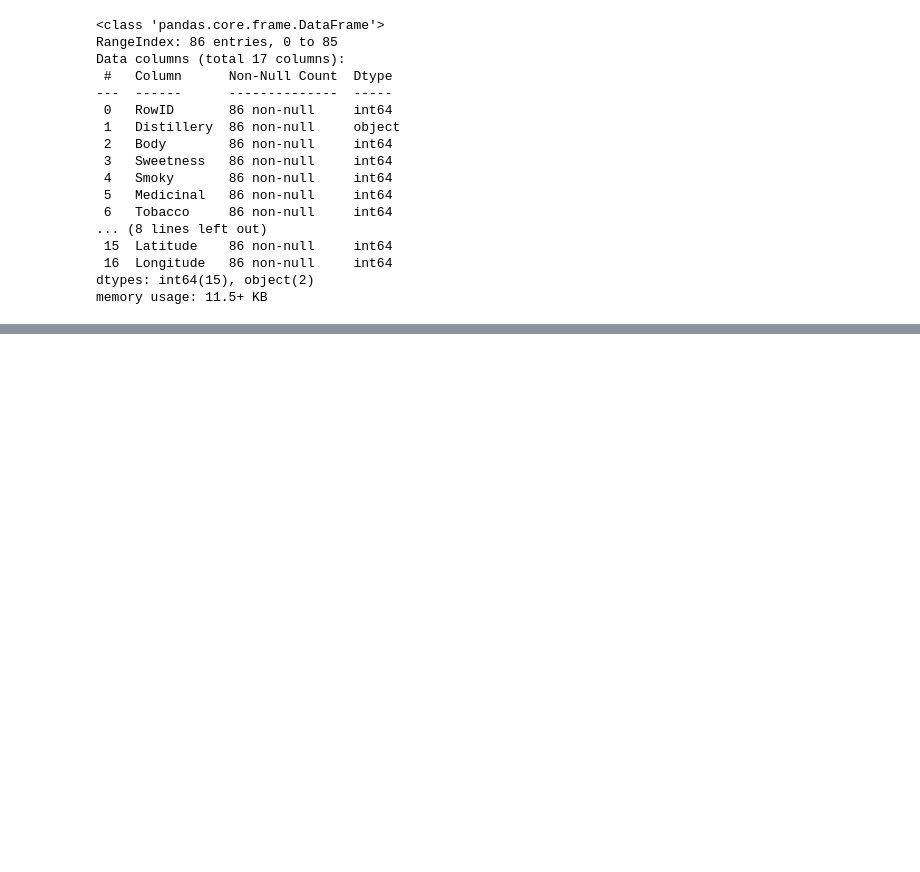
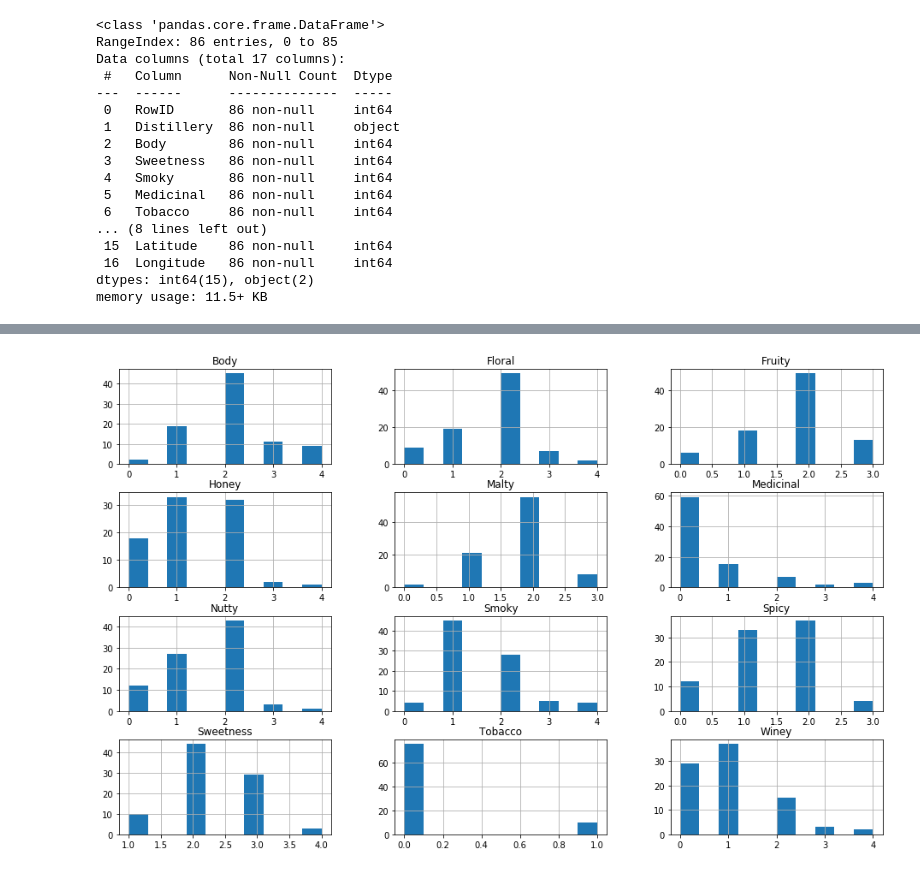
Before and after one commit to PhathuAuti/k-means_clustering, a Jupyter notebook: Whisky Tasting Data.ipynb, the cells around one changed output, grey strips where cells are left out. Cells and saved outputs as stored; diff of their text form; code cells hidden in the pictures; blank space fills up the shorter version.

```diff
--- a/Whisky Tasting Data.ipynb
+++ b/Whisky Tasting Data.ipynb
@@ -85,0 +124,5 @@ plt.show()
+# %%
+whis.hist(figsize = (16, 10))
+plt.show()
+# %% [output]
+[figure, added]
```
Also changed, not shown: parts of 22 cells of this notebook.
